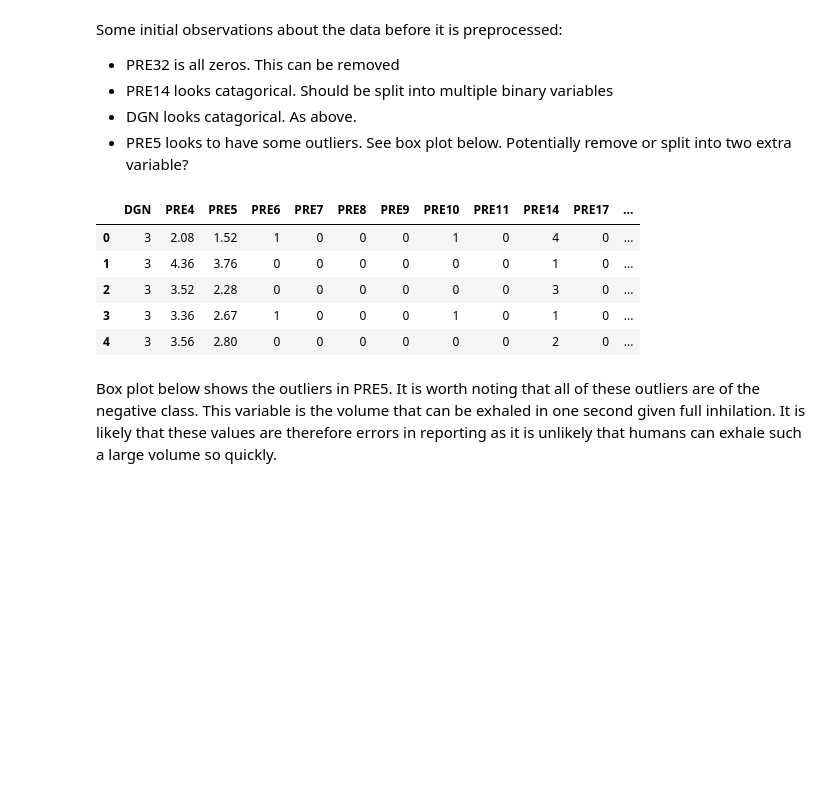
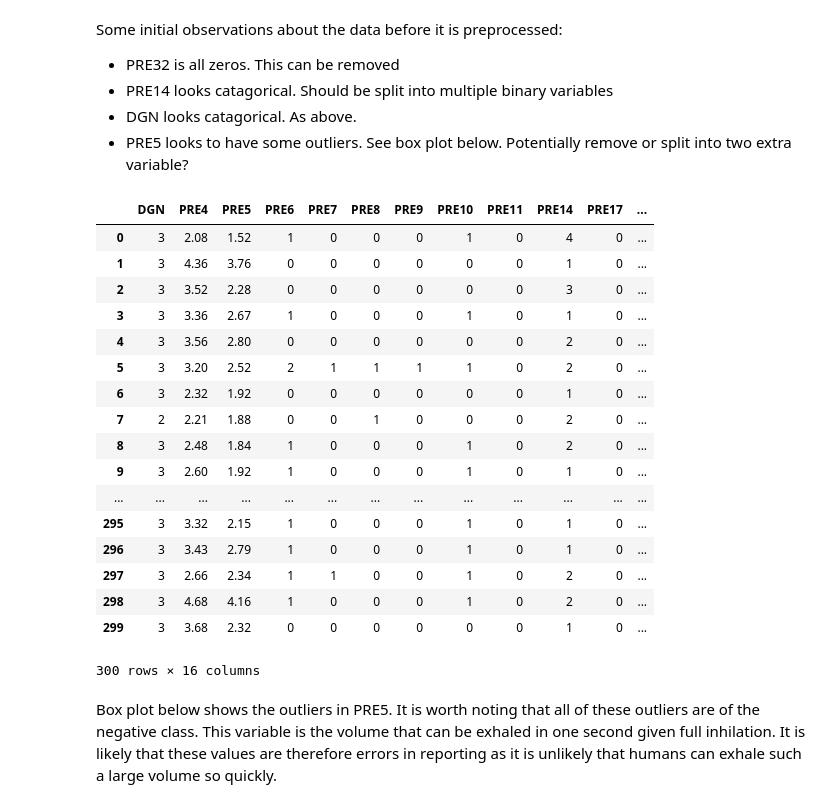
Before and after one commit to samueljackson92/SEM6420-machine-learning, a Jupyter notebook: src/Analysis.ipynb, the cells around one changed output. Drawn from its saved outputs; the diff is of its cells as text; code cells hidden in the pictures; blank space fills up the shorter version.

```diff
--- a/src/Analysis.ipynb
+++ b/src/Analysis.ipynb
@@ -38,14 +38,26 @@ Some initial observations about the data before it is preprocessed:
  - DGN looks catagorical. As above.
  - PRE5 looks to have some outliers. See box plot below. Potentially remove or split into two extra variable?
 # %%
-X.head()
+X
 # %% [output]
 |  | DGN | PRE4 | PRE5 | PRE6 | PRE7 | PRE8 | PRE9 | PRE10 | PRE11 | PRE14 | PRE17 | ... |
 | 0 | 3 | 2.08 | 1.52 | 1 | 0 | 0 | 0 | 1 | 0 | 4 | 0 | ... |
 | 1 | 3 | 4.36 | 3.76 | 0 | 0 | 0 | 0 | 0 | 0 | 1 | 0 | ... |
 | 2 | 3 | 3.52 | 2.28 | 0 | 0 | 0 | 0 | 0 | 0 | 3 | 0 | ... |
 | 3 | 3 | 3.36 | 2.67 | 1 | 0 | 0 | 0 | 1 | 0 | 1 | 0 | ... |
 | 4 | 3 | 3.56 | 2.80 | 0 | 0 | 0 | 0 | 0 | 0 | 2 | 0 | ... |
+| 5 | 3 | 3.20 | 2.52 | 2 | 1 | 1 | 1 | 1 | 0 | 2 | 0 | ... |
+| 6 | 3 | 2.32 | 1.92 | 0 | 0 | 0 | 0 | 0 | 0 | 1 | 0 | ... |
+| 7 | 2 | 2.21 | 1.88 | 0 | 0 | 1 | 0 | 0 | 0 | 2 | 0 | ... |
+| 8 | 3 | 2.48 | 1.84 | 1 | 0 | 0 | 0 | 1 | 0 | 2 | 0 | ... |
+| 9 | 3 | 2.60 | 1.92 | 1 | 0 | 0 | 0 | 1 | 0 | 1 | 0 | ... |
+| ... | ... | ... | ... | ... | ... | ... | ... | ... | ... | ... | ... | ... |
+| 295 | 3 | 3.32 | 2.15 | 1 | 0 | 0 | 0 | 1 | 0 | 1 | 0 | ... |
+| 296 | 3 | 3.43 | 2.79 | 1 | 0 | 0 | 0 | 1 | 0 | 1 | 0 | ... |
+| 297 | 3 | 2.66 | 2.34 | 1 | 1 | 0 | 0 | 1 | 0 | 2 | 0 | ... |
+| 298 | 3 | 4.68 | 4.16 | 1 | 0 | 0 | 0 | 1 | 0 | 2 | 0 | ... |
+| 299 | 3 | 3.68 | 2.32 | 0 | 0 | 0 | 0 | 0 | 0 | 1 | 0 | ... |
+300 rows × 16 columns
 # %% [markdown]
 Box plot below shows the outliers in PRE5. It is worth noting that all of these outliers are of the negative class. This variable is the volume that can be exhaled in one second given full inhilation. It is likely that these values are therefore errors in reporting as it is unlikely that humans can exhale such a large volume so quickly.
 # %%
```
